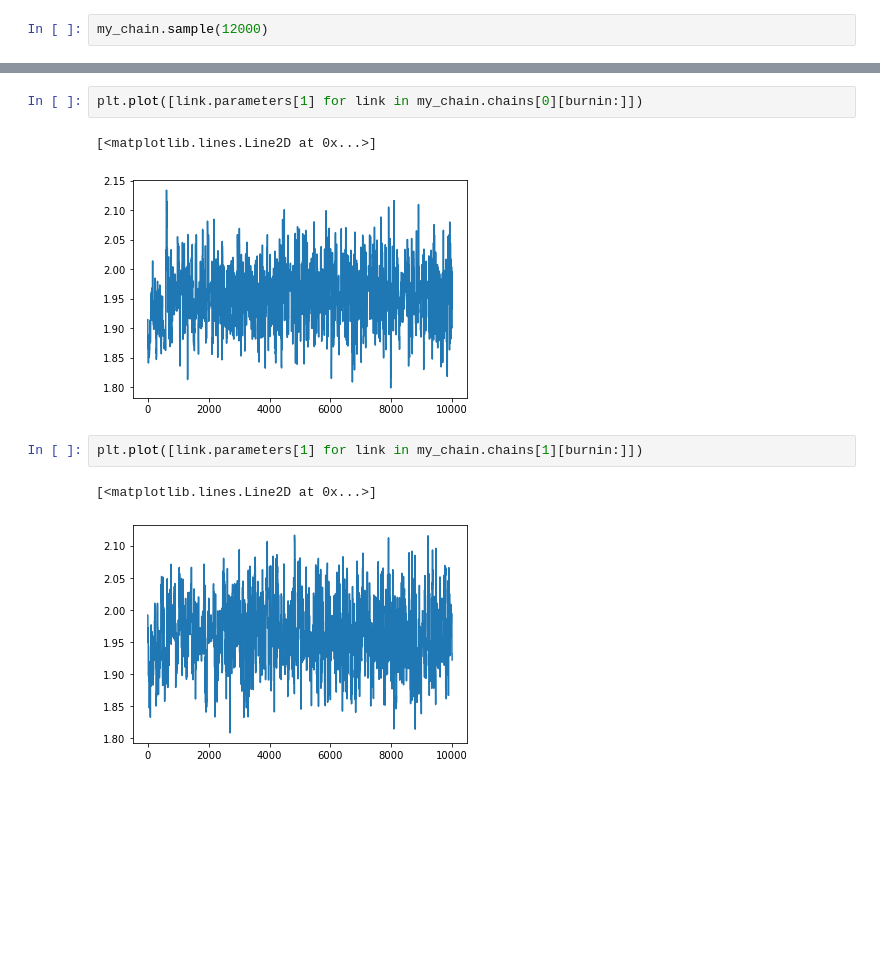
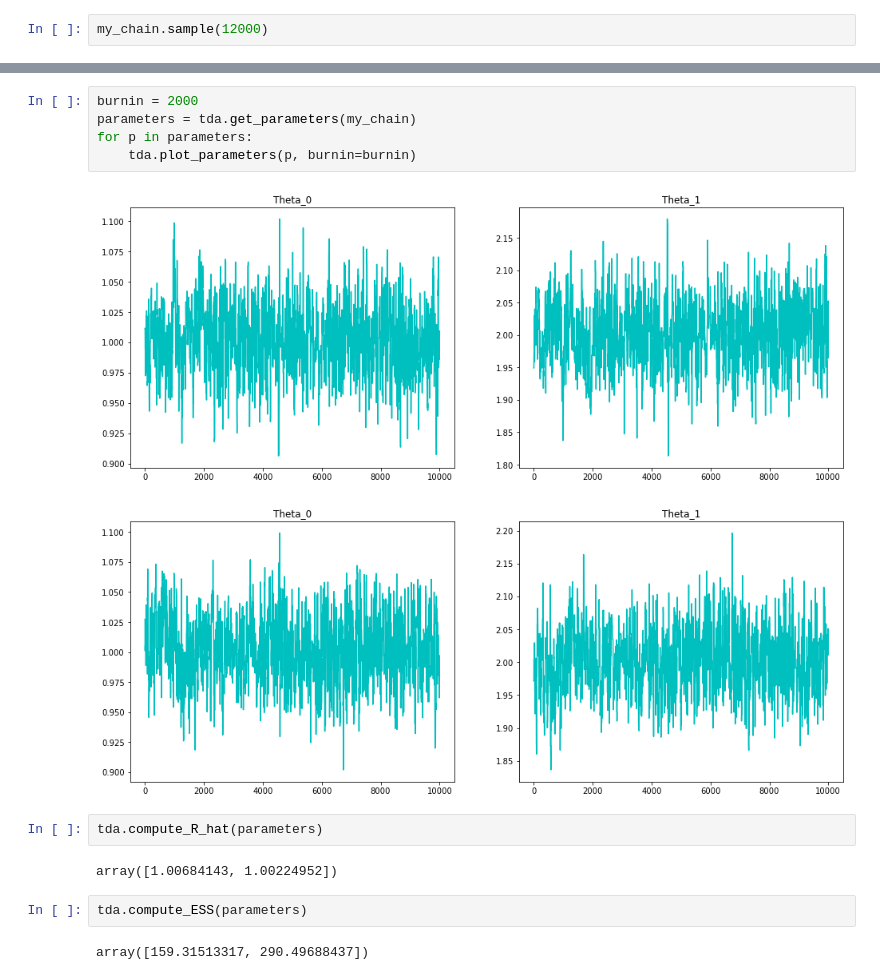
Before and after one commit to mikkelbue/tinyDA, a Jupyter notebook: examples/Population DREAM(Z).ipynb, the cells around one changed output, grey strips where cells are left out. Drawn from its saved outputs; the diff is of its cells as text; blank space fills up the shorter version.

```diff
--- a/examples/Population DREAM(Z).ipynb
+++ b/examples/Population DREAM(Z).ipynb
@@ -78,10 +66,16 @@ plt.plot([link.parameters[0] for link in my_chain.chains[1][burnin:]])
-# %%
-plt.plot([link.parameters[1] for link in my_chain.chains[0][burnin:]])
-# %% [output]
-[<matplotlib.lines.Line2D at 0x...>]
-[figure, removed]
-# %%
-plt.plot([link.parameters[1] for link in my_chain.chains[1][burnin:]])
-# %% [output]
-[<matplotlib.lines.Line2D at 0x...>]
-[figure, removed]
+# %%
+burnin = 2000
+parameters = tda.get_parameters(my_chain)
+for p in parameters:
+    tda.plot_parameters(p, burnin=burnin)
+# %% [output]
+[figure, added]
+[figure, added]
+# %%
+tda.compute_R_hat(parameters)
+# %% [output]
+array([1.00684143, 1.00224952])
+# %%
+tda.compute_ESS(parameters)
+# %% [output]
+array([159.31513317, 290.49688437])
```
Also changed, not shown: parts of 5 cells of this notebook, 7 other files.
